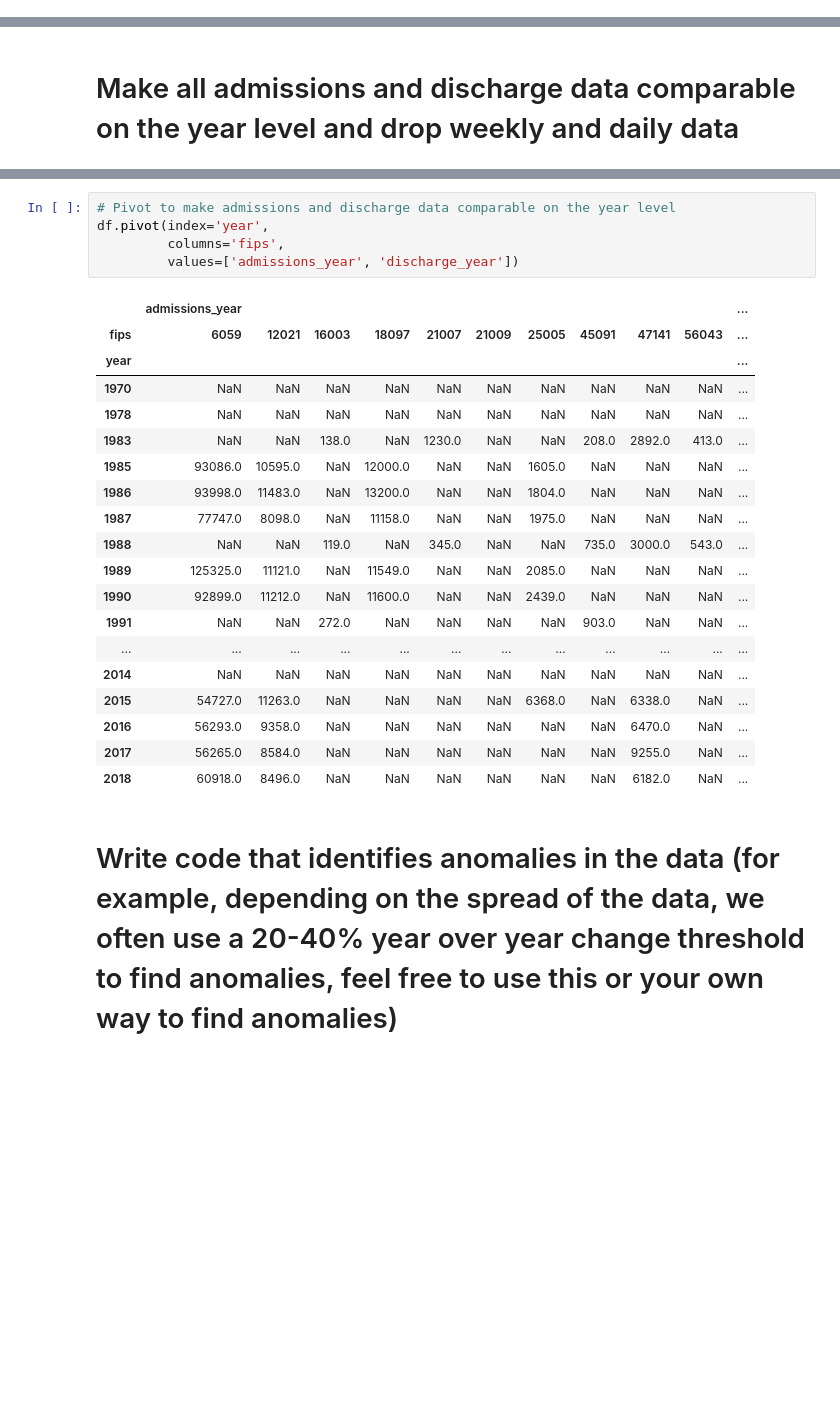
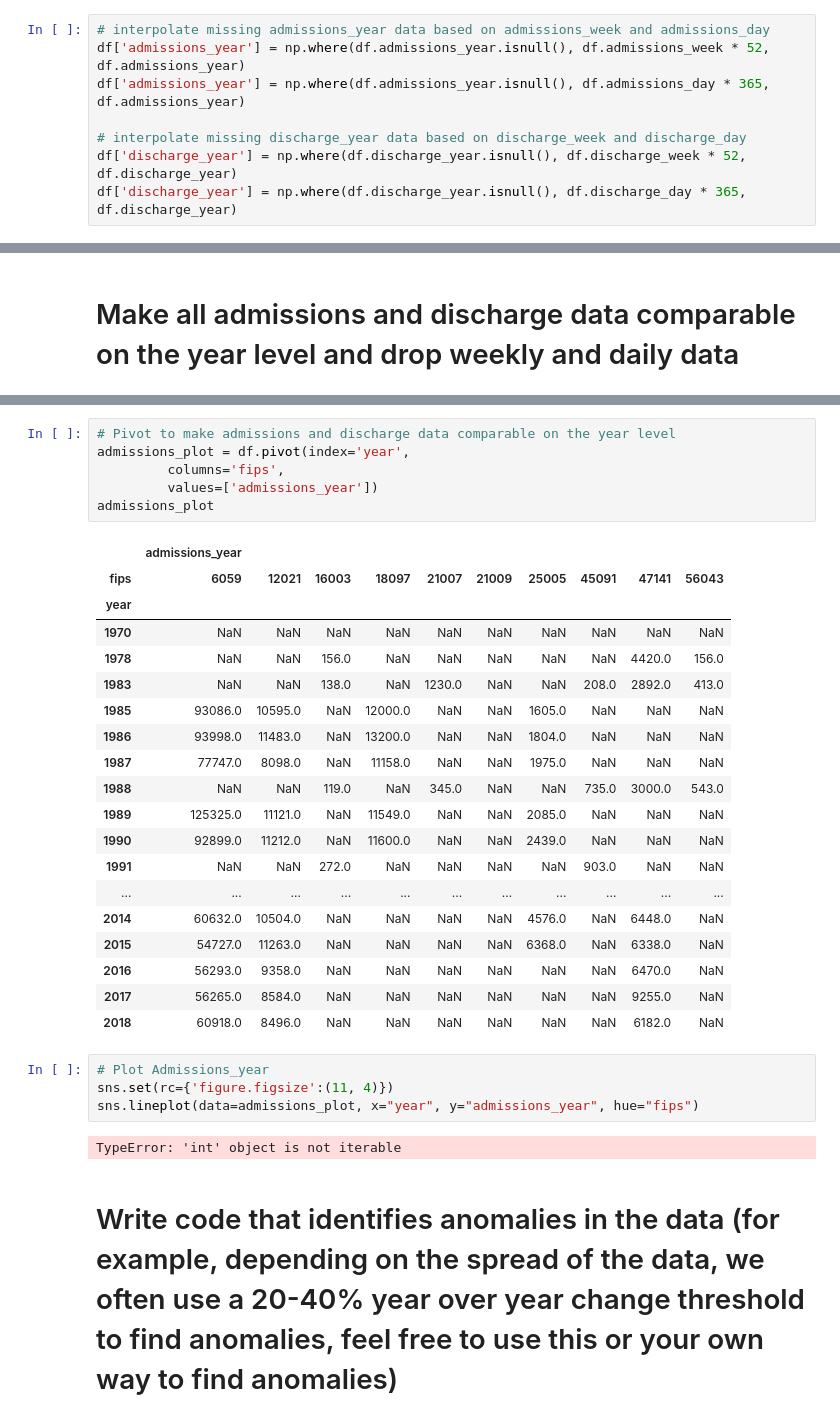
Before and after one commit to albertyusun/VeraInterview, a Jupyter notebook: clean.ipynb, the cells around one changed output, grey strips where cells are left out. Saved outputs shown, nothing was run; the diff lists cells and outputs as text; blank space fills up the shorter version.

Commit message:
trying new plots

```diff
--- a/clean.ipynb
+++ b/clean.ipynb
@@ -32,0 +36,8 @@ with pd.option_context('display.max_rows', None, 'display.max_columns', None):
+# %%
+# interpolate missing admissions_year data based on admissions_week and admissions_day
+df['admissions_year'] = np.where(df.admissions_year.isnull(), df.admissions_week * 52, df.admissions_year)
+df['admissions_year'] = np.where(df.admissions_year.isnull(), df.admissions_day * 365, df.admissions_year)
+
+# interpolate missing discharge_year data based on discharge_week and discharge_day
+df['discharge_year'] = np.where(df.discharge_year.isnull(), df.discharge_week * 52, df.discharge_year)
+df['discharge_year'] = np.where(df.discharge_year.isnull(), df.discharge_day * 365, df.discharge_year)
@@ -59,27 +77,34 @@ with pd.option_context('display.max_rows', None, 'display.max_columns', None):
 # %%
 # Pivot to make admissions and discharge data comparable on the year level
-df.pivot(index='year',
+admissions_plot = df.pivot(index='year',
          columns='fips',
-         values=['admissions_year', 'discharge_year'])
+         values=['admissions_year'])
+admissions_plot
 # %% [output]
-|  | admissions_year |  |  |  |  |  |  |  |  |  | ... |
-| fips | 6059 | 12021 | 16003 | 18097 | 21007 | 21009 | 25005 | 45091 | 47141 | 56043 | ... |
-| year |  |  |  |  |  |  |  |  |  |  | ... |
-| 1970 | NaN | NaN | NaN | NaN | NaN | NaN | NaN | NaN | NaN | NaN | ... |
-| 1978 | NaN | NaN | NaN | NaN | NaN | NaN | NaN | NaN | NaN | NaN | ... |
-| 1983 | NaN | NaN | 138.0 | NaN | 1230.0 | NaN | NaN | 208.0 | 2892.0 | 413.0 | ... |
-| 1985 | 93086.0 | 10595.0 | NaN | 12000.0 | NaN | NaN | 1605.0 | NaN | NaN | NaN | ... |
-| 1986 | 93998.0 | 11483.0 | NaN | 13200.0 | NaN | NaN | 1804.0 | NaN | NaN | NaN | ... |
-| 1987 | 77747.0 | 8098.0 | NaN | 11158.0 | NaN | NaN | 1975.0 | NaN | NaN | NaN | ... |
-| 1988 | NaN | NaN | 119.0 | NaN | 345.0 | NaN | NaN | 735.0 | 3000.0 | 543.0 | ... |
-| 1989 | 125325.0 | 11121.0 | NaN | 11549.0 | NaN | NaN | 2085.0 | NaN | NaN | NaN | ... |
-| 1990 | 92899.0 | 11212.0 | NaN | 11600.0 | NaN | NaN | 2439.0 | NaN | NaN | NaN | ... |
-| 1991 | NaN | NaN | 272.0 | NaN | NaN | NaN | NaN | 903.0 | NaN | NaN | ... |
-| ... | ... | ... | ... | ... | ... | ... | ... | ... | ... | ... | ... |
-| 2014 | NaN | NaN | NaN | NaN | NaN | NaN | NaN | NaN | NaN | NaN | ... |
-| 2015 | 54727.0 | 11263.0 | NaN | NaN | NaN | NaN | 6368.0 | NaN | 6338.0 | NaN | ... |
-| 2016 | 56293.0 | 9358.0 | NaN | NaN | NaN | NaN | NaN | NaN | 6470.0 | NaN | ... |
-| 2017 | 56265.0 | 8584.0 | NaN | NaN | NaN | NaN | NaN | NaN | 9255.0 | NaN | ... |
-| 2018 | 60918.0 | 8496.0 | NaN | NaN | NaN | NaN | NaN | NaN | 6182.0 | NaN | ... |
+|  | admissions_year |  |  |  |  |  |  |  |  |  |
+| fips | 6059 | 12021 | 16003 | 18097 | 21007 | 21009 | 25005 | 45091 | 47141 | 56043 |
+| year |  |  |  |  |  |  |  |  |  |  |
+| 1970 | NaN | NaN | NaN | NaN | NaN | NaN | NaN | NaN | NaN | NaN |
+| 1978 | NaN | NaN | 156.0 | NaN | NaN | NaN | NaN | NaN | 4420.0 | 156.0 |
+| 1983 | NaN | NaN | 138.0 | NaN | 1230.0 | NaN | NaN | 208.0 | 2892.0 | 413.0 |
+| 1985 | 93086.0 | 10595.0 | NaN | 12000.0 | NaN | NaN | 1605.0 | NaN | NaN | NaN |
+| 1986 | 93998.0 | 11483.0 | NaN | 13200.0 | NaN | NaN | 1804.0 | NaN | NaN | NaN |
+| 1987 | 77747.0 | 8098.0 | NaN | 11158.0 | NaN | NaN | 1975.0 | NaN | NaN | NaN |
+| 1988 | NaN | NaN | 119.0 | NaN | 345.0 | NaN | NaN | 735.0 | 3000.0 | 543.0 |
+| 1989 | 125325.0 | 11121.0 | NaN | 11549.0 | NaN | NaN | 2085.0 | NaN | NaN | NaN |
+| 1990 | 92899.0 | 11212.0 | NaN | 11600.0 | NaN | NaN | 2439.0 | NaN | NaN | NaN |
+| 1991 | NaN | NaN | 272.0 | NaN | NaN | NaN | NaN | 903.0 | NaN | NaN |
+| ... | ... | ... | ... | ... | ... | ... | ... | ... | ... | ... |
+| 2014 | 60632.0 | 10504.0 | NaN | NaN | NaN | NaN | 4576.0 | NaN | 6448.0 | NaN |
+| 2015 | 54727.0 | 11263.0 | NaN | NaN | NaN | NaN | 6368.0 | NaN | 6338.0 | NaN |
+| 2016 | 56293.0 | 9358.0 | NaN | NaN | NaN | NaN | NaN | NaN | 6470.0 | NaN |
+| 2017 | 56265.0 | 8584.0 | NaN | NaN | NaN | NaN | NaN | NaN | 9255.0 | NaN |
+| 2018 | 60918.0 | 8496.0 | NaN | NaN | NaN | NaN | NaN | NaN | 6182.0 | NaN |
+# %%
+# Plot Admissions_year
+sns.set(rc={'figure.figsize':(11, 4)})
+sns.lineplot(data=admissions_plot, x="year", y="admissions_year", hue="fips")
+# %% [output]
+TypeError: 'int' object is not iterable
 # %% [markdown]
 # Write code that identifies anomalies in the data (for example, depending on the spread of the data, we often use a 20-40% year over year change threshold to find anomalies, feel free to use this or your own way to find anomalies)
```
Also changed, not shown: parts of 9 cells of this notebook, 1 other file.
